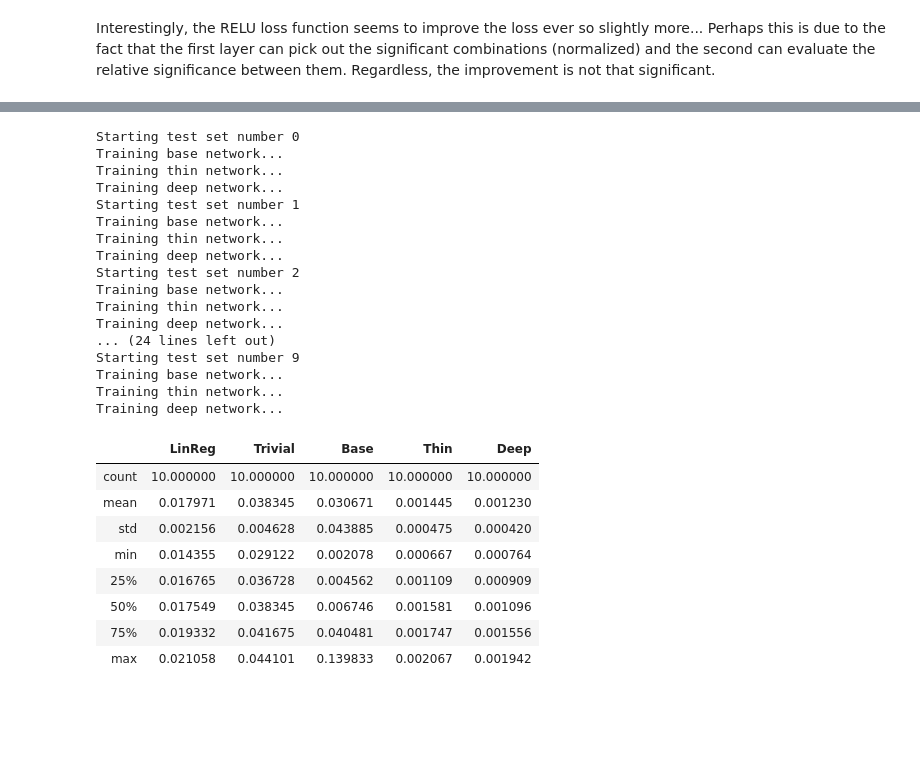
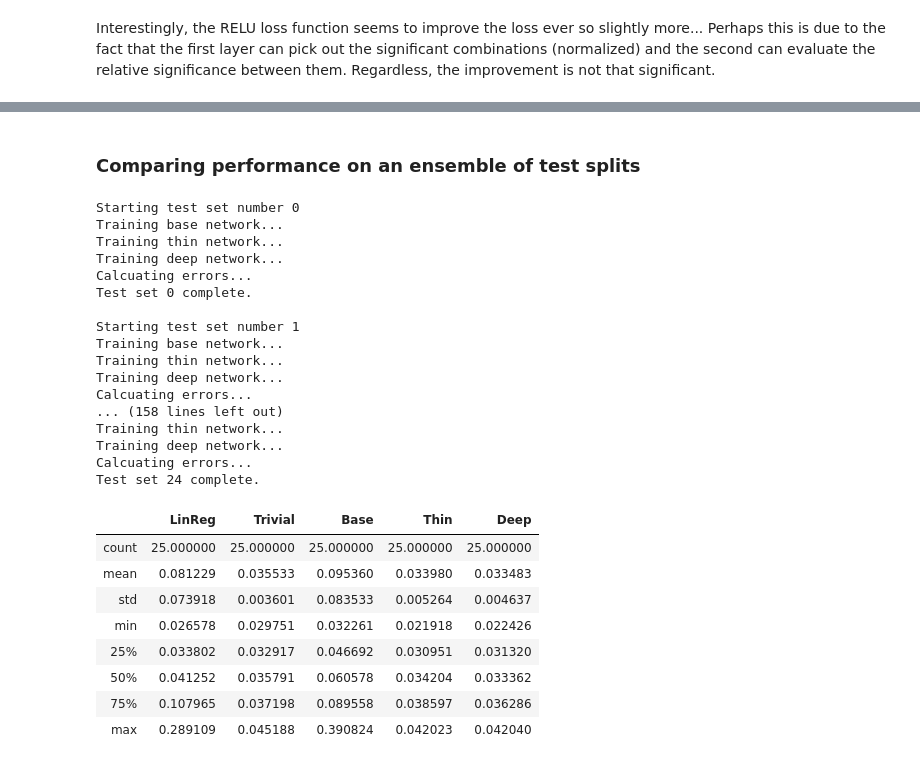
Before and after one commit to nyama8/EE-445-Final-Project, a Jupyter notebook: Part 3/FinalProject_part3.ipynb, the cells around one changed output, grey strips where cells are left out. Saved outputs shown, nothing was run; the diff lists cells and outputs as text; code cells hidden in the pictures; blank space fills up the shorter version.

```diff
--- a/Part 3/FinalProject_part3.ipynb
+++ b/Part 3/FinalProject_part3.ipynb
@@ -308,71 +418,81 @@ Interestingly, the RELU loss function seems to improve the loss ever so slightly
+# %% [markdown]
+### Comparing performance on an ensemble of test splits
 # %%
 # This will take a long time to run
-reg_mse = []
-base_mse = []
-thin_mse = []
-deep_mse = []
-trivial_mse = []
-for i in range(10):
+lnrg = []
+base = []
+thin = []
+deep = []
+triv = []
+
+for i in range(25):
     print('Starting test set number', i)
     X_train, X_test, y_train, y_test = train_test_split(data, target, test_size=0.33)
     reg = LinearRegression(fit_intercept=True).fit(X_train, y_train)
 
-    pred_values = reg.predict(X_train)
-
     print('Training base network...')
     baseNetwork = base_model()
     baseNetwork.fit(X_train, y_train, epochs=100, batch_size=5, shuffle=False, verbose=0)
-    base_loss = baseNetwork.evaluate(X_test, y_test, verbose=0)
 
     print('Training thin network...')
     thinNetwork = thin_model()
     thinNetwork.fit(X_train, y_train, epochs=100, batch_size=5, shuffle=False, verbose=0)
-    thin_loss = thinNetwork.evaluate(X_test, y_test, verbose=0)
 
     print('Training deep network...')
     deepNetwork = deep_model()
     deepNetwork.fit(X_train, y_train, epochs=100, batch_size=5, shuffle=False, verbose=0)
-    deep_loss = deepNetwork.evaluate(X_test, y_test, verbose=0)
 
+    print('Calcuating errors...')
+    base_pred = baseNetwork.predict(X_test)
+    thin_pred = thinNetwork.predict(X_test)
+    deep_pred = deepNetwork.predict(X_test)
+    lnrg_pred = reg.predict(X_test)
 
-    reg_mse = np.append(reg_mse, np.sqrt( np.mean((pred_values - y_train) ** 2 ) ))
-    base_mse = np.append(base_mse, base_loss)
-    thin_mse = np.append(thin_mse, thin_loss)
-    deep_mse = np.append(deep_mse, deep_loss)
-    trivial_mse = np.append(trivial_mse, np.sqrt( np.mean( (np.mean(y_train) - y_test)**2 ) ))
+    base_mse = np.sqrt(np.mean((base_pred - y_test) ** 2))
+    thin_mse = np.sqrt(np.mean((thin_pred - y_test) ** 2))
+    deep_mse = np.sqrt(np.mean((deep_pred - y_test) ** 2))
+    lnrg_mse = np.sqrt(np.mean((lnrg_pred - y_test) ** 2))
+    triv_mse = np.sqrt(np.mean((np.mean(y_train) - y_test) ** 2))
+
+    base = np.append(base, base_mse)
+    thin = np.append(thin, thin_mse)
+    deep = np.append(deep, deep_mse)
+    lnrg = np.append(lnrg, lnrg_mse)
+    triv = np.append(triv, triv_mse)
+    print('Test set', i, 'complete.\n')
 # %% [output]
 Starting test set number 0
 Training base network...
 Training thin network...
 Training deep network...
+Calcuating errors...
+Test set 0 complete.
+
 Starting test set number 1
 Training base network...
 Training thin network...
 Training deep network...
-Starting test set number 2
-Training base network...
+Calcuating errors...
+... (158 lines left out)
 Training thin network...
 Training deep network...
-... (24 lines left out)
-Starting test set number 9
-Training base network...
-Training thin network...
-Training deep network...
+Calcuating errors...
+Test set 24 complete.
 # %%
-error = np.stack([reg_mse, trivial_mse, base_mse, thin_mse, deep_mse])
+error = np.stack([lnrg, triv, base, thin, deep])
 
 errdf = pd.DataFrame(error.T, columns=['LinReg', 'Trivial', 'Base', 'Thin', 'Deep'])
 errdf.describe()
 # %% [output]
 |  | LinReg | Trivial | Base | Thin | Deep |
-| count | 10.000000 | 10.000000 | 10.000000 | 10.000000 | 10.000000 |
-| mean | 0.017971 | 0.038345 | 0.030671 | 0.001445 | 0.001230 |
-| std | 0.002156 | 0.004628 | 0.043885 | 0.000475 | 0.000420 |
-| min | 0.014355 | 0.029122 | 0.002078 | 0.000667 | 0.000764 |
-| 25% | 0.016765 | 0.036728 | 0.004562 | 0.001109 | 0.000909 |
-| 50% | 0.017549 | 0.038345 | 0.006746 | 0.001581 | 0.001096 |
-| 75% | 0.019332 | 0.041675 | 0.040481 | 0.001747 | 0.001556 |
-| max | 0.021058 | 0.044101 | 0.139833 | 0.002067 | 0.001942 |
+| count | 25.000000 | 25.000000 | 25.000000 | 25.000000 | 25.000000 |
+| mean | 0.081229 | 0.035533 | 0.095360 | 0.033980 | 0.033483 |
+| std | 0.073918 | 0.003601 | 0.083533 | 0.005264 | 0.004637 |
+| min | 0.026578 | 0.029751 | 0.032261 | 0.021918 | 0.022426 |
+| 25% | 0.033802 | 0.032917 | 0.046692 | 0.030951 | 0.031320 |
+| 50% | 0.041252 | 0.035791 | 0.060578 | 0.034204 | 0.033362 |
+| 75% | 0.107965 | 0.037198 | 0.089558 | 0.038597 | 0.036286 |
+| max | 0.289109 | 0.045188 | 0.390824 | 0.042023 | 0.042040 |
 # %%
 ax = errdf.plot.hist(bins=100, alpha=0.5, title='Distribution of MSE')
 # %% [output]
```
Also changed, not shown: parts of 23 cells of this notebook.
